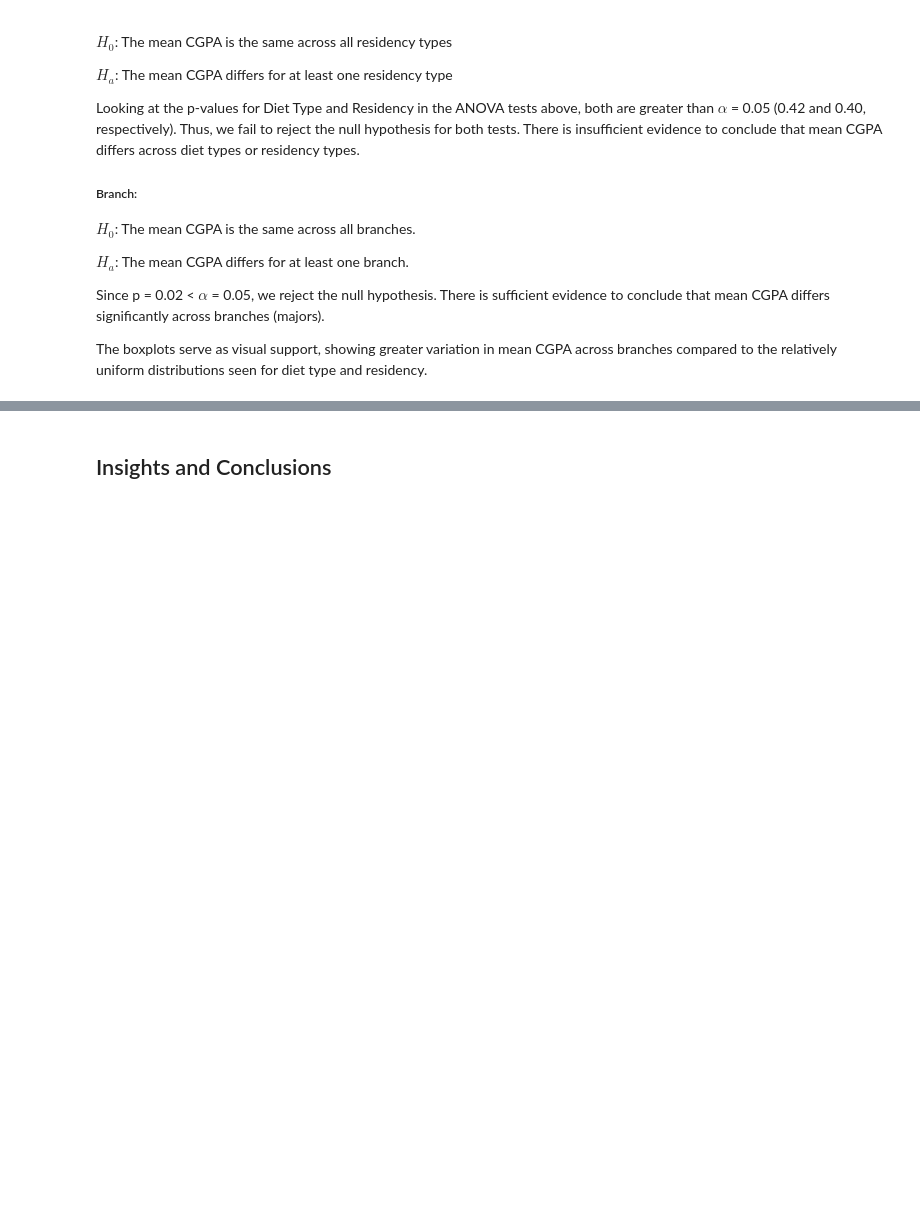
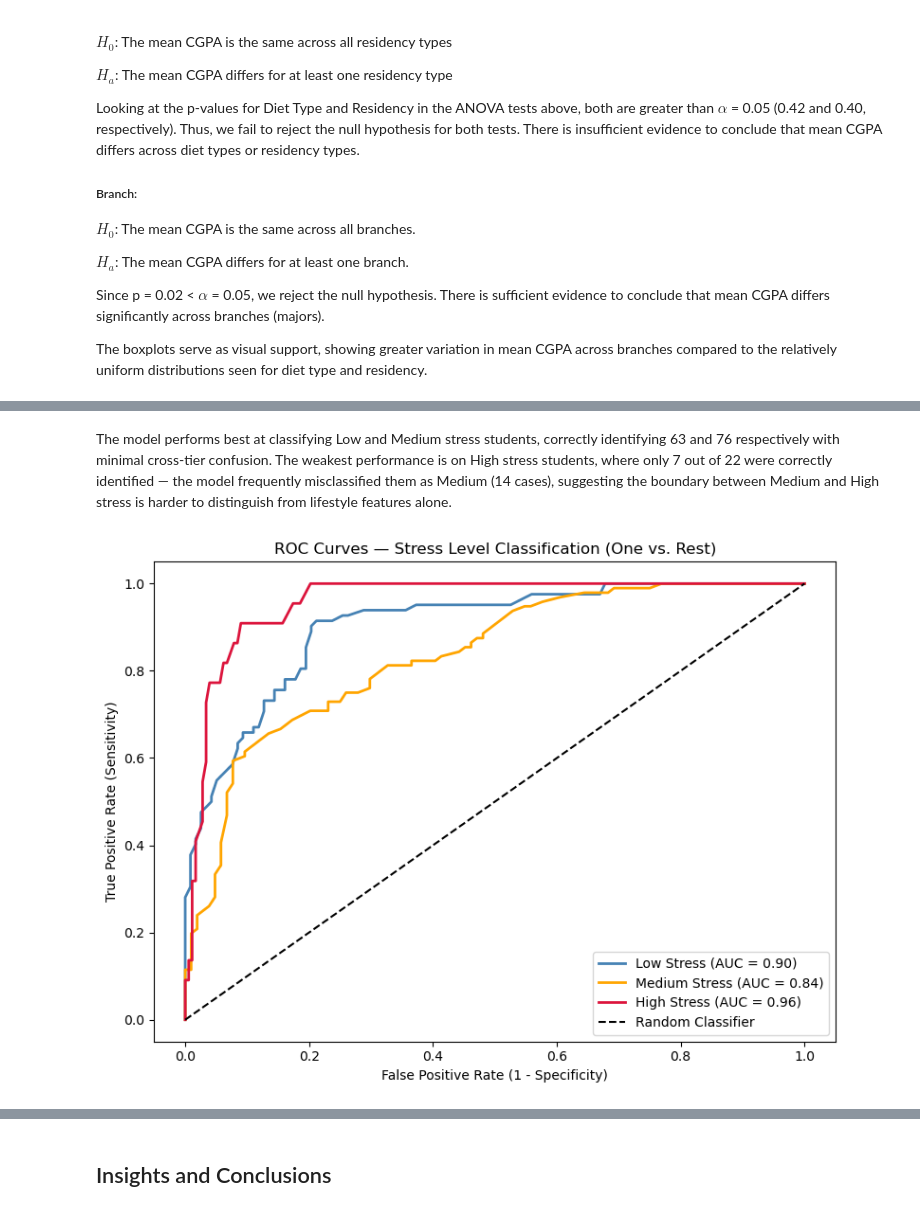
Before and after one commit to arajah574/arajah574.github.io, a Jupyter notebook: Semester_Project.ipynb, the cells around one changed output, grey strips where cells are left out. Drawn from its saved outputs; the diff is of its cells as text; code cells hidden in the pictures; blank space fills up the shorter version.

```diff
--- a/Semester_Project.ipynb
+++ b/Semester_Project.ipynb
@@ -268,0 +430,28 @@ plt.show()
+# %% [markdown]
+The model performs best at classifying Low and Medium stress students, correctly identifying 63 and 76 respectively with minimal cross-tier confusion. The weakest performance is on High stress students, where only 7 out of 22 were correctly identified — the model frequently misclassified them as Medium (14 cases), suggesting the boundary between Medium and High stress is harder to distinguish from lifestyle features alone.
+# %%
+# ROC Curves
+
+y_test_bin = label_binarize(y_test1, classes=classes)
+y_prob = clf.predict_proba(X_test1)
+
+class_order = list(clf.classes_)
+y_prob_reordered = np.array([y_prob[:, class_order.index(c)] for c in classes]).T
+
+colors = ["steelblue", "orange", "crimson"]
+plt.figure(figsize=(8, 6))
+
+for i, (cls, color) in enumerate(zip(classes, colors)):
+    fpr, tpr, _ = roc_curve(y_test_bin[:, i], y_prob_reordered[:, i])
+    roc_auc = auc(fpr, tpr)
+    plt.plot(fpr, tpr, color=color, linewidth=2, label=f"{cls} Stress (AUC = {roc_auc:.2f})")
+
+plt.plot([0, 1], [0, 1], "k--", label="Random Classifier")
+plt.xlabel("False Positive Rate (1 - Specificity)")
+plt.ylabel("True Positive Rate (Sensitivity)")
+plt.title("ROC Curves — Stress Level Classification (One vs. Rest)")
+plt.legend()
+plt.tight_layout()
+plt.show()
+# %% [output]
+[figure, added]
```
Also changed, not shown: parts of 27 cells of this notebook, 1 other file.
